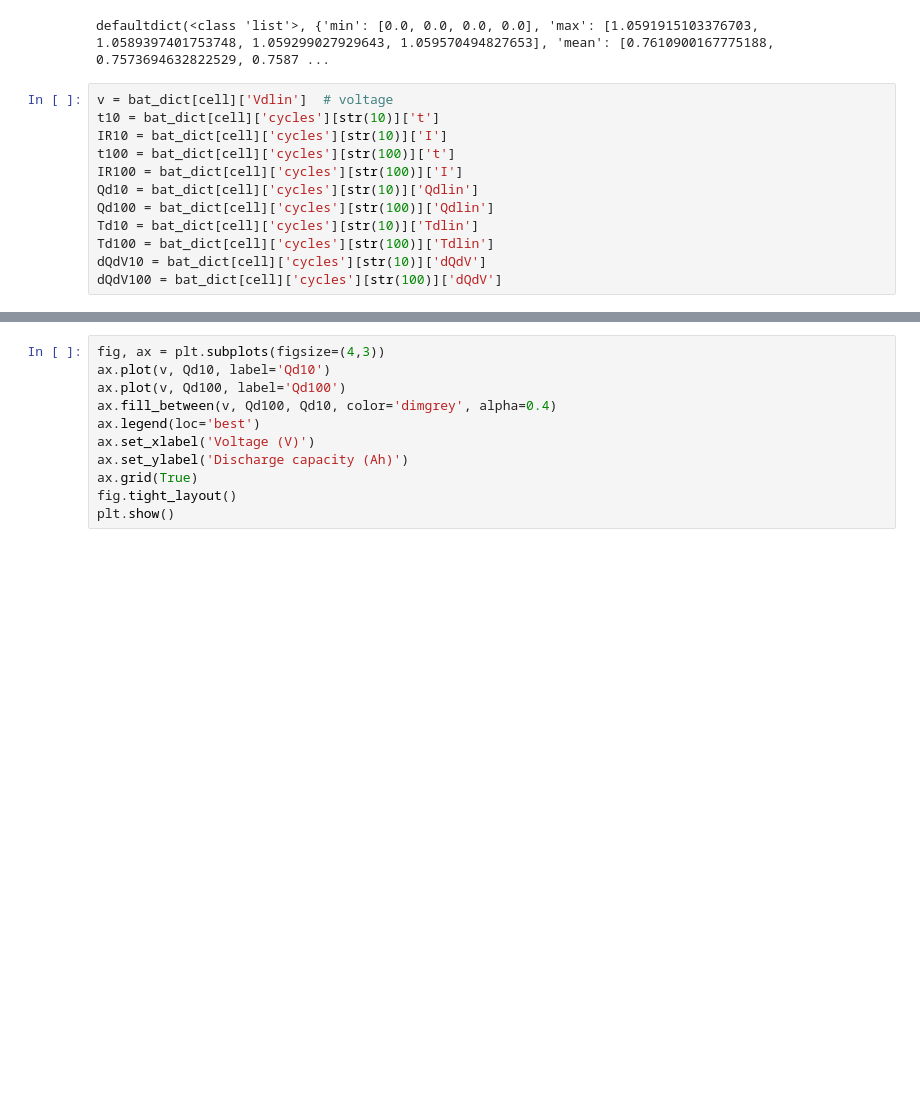
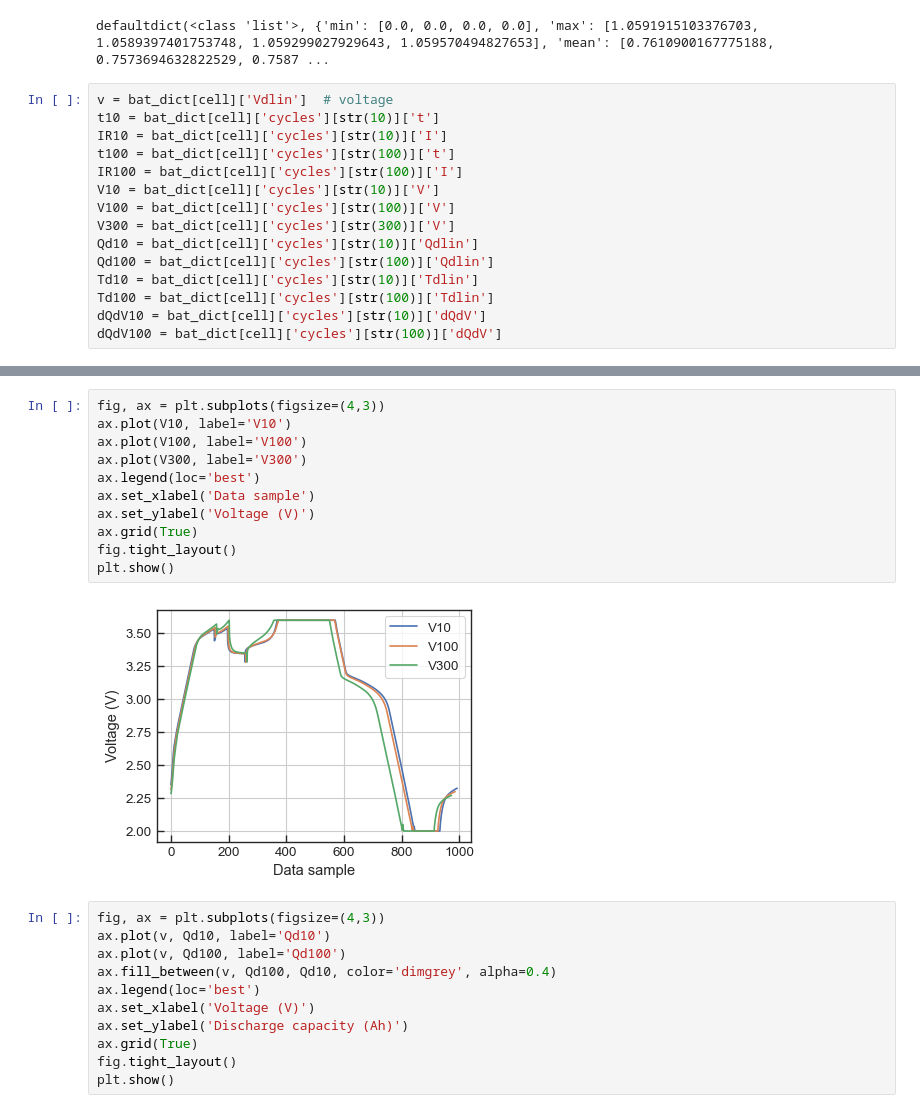
Before and after one commit to sarajcev/data-driven-prediction-of-battery-cycle-life-before-capacity-degradation, a Jupyter notebook: Models.ipynb, the cells around one changed output, grey strips where cells are left out. Drawn from its saved outputs; the diff is of its cells as text; blank space fills up the shorter version.

```diff
--- a/Models.ipynb
+++ b/Models.ipynb
@@ -185,6 +185,9 @@ t10 = bat_dict[cell]['cycles'][str(10)]['t']
 IR10 = bat_dict[cell]['cycles'][str(10)]['I']
 t100 = bat_dict[cell]['cycles'][str(100)]['t']
 IR100 = bat_dict[cell]['cycles'][str(100)]['I']
+V10 = bat_dict[cell]['cycles'][str(10)]['V']
+V100 = bat_dict[cell]['cycles'][str(100)]['V']
+V300 = bat_dict[cell]['cycles'][str(300)]['V']
 Qd10 = bat_dict[cell]['cycles'][str(10)]['Qdlin']
 Qd100 = bat_dict[cell]['cycles'][str(100)]['Qdlin']
 Td10 = bat_dict[cell]['cycles'][str(10)]['Tdlin']
@@ -203,6 +206,19 @@ fig.tight_layout()
 plt.show()
 # %% [output]
 [figure]
+# %%
+fig, ax = plt.subplots(figsize=(4,3))
+ax.plot(V10, label='V10')
+ax.plot(V100, label='V100')
+ax.plot(V300, label='V300')
+ax.legend(loc='best')
+ax.set_xlabel('Data sample')
+ax.set_ylabel('Voltage (V)')
+ax.grid(True)
+fig.tight_layout()
+plt.show()
+# %% [output]
+[figure, added]
 # %%
 fig, ax = plt.subplots(figsize=(4,3))
 ax.plot(v, Qd10, label='Qd10')
```
Also changed, not shown: parts of 4 cells of this notebook.
